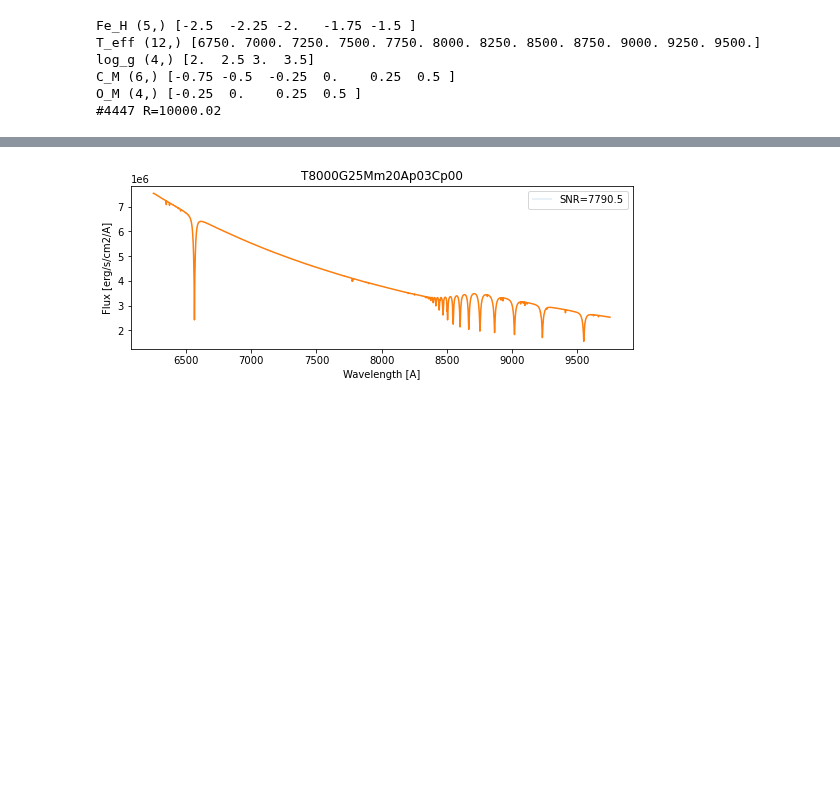
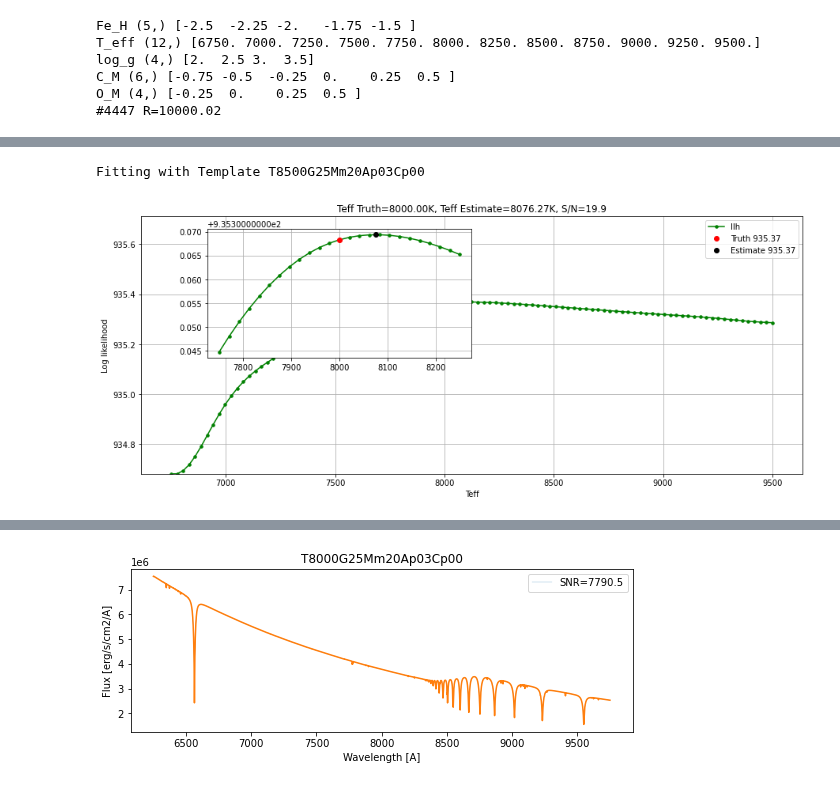
Before and after one commit to ViskaWei/LV, a Jupyter notebook: nb/fisher_pca.ipynb, the cells around one changed output, grey strips where cells are left out. Saved outputs shown, nothing was run; the diff lists cells and outputs as text; code cells hidden in the pictures; blank space fills up the shorter version.

```diff
--- a/nb/fisher_pca.ipynb
+++ b/nb/fisher_pca.ipynb
@@ -31,0 +56,9 @@ O_M (4,) [-0.25  0.    0.25  0.5 ]
+# %%
+pdx=1
+x = p.test["pmt"][1]
+# %%
+temp_pmt=[-2.0, 8500, 2.5, 0.0, 0.25]
+T0 = p.eval_pmt_on_axis(temp_pmt, x, obsflux, obsvar, axis=p.params[pdx])
+# %% [output]
+Fitting with Template T8500G25Mm20Ap03Cp00
+[figure, added]
```
Also changed, not shown: parts of 10 cells of this notebook, 3 other files.
